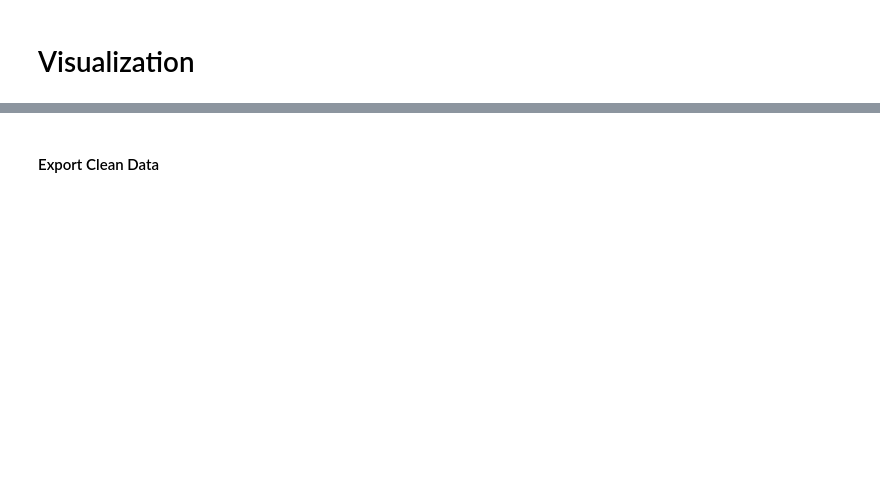
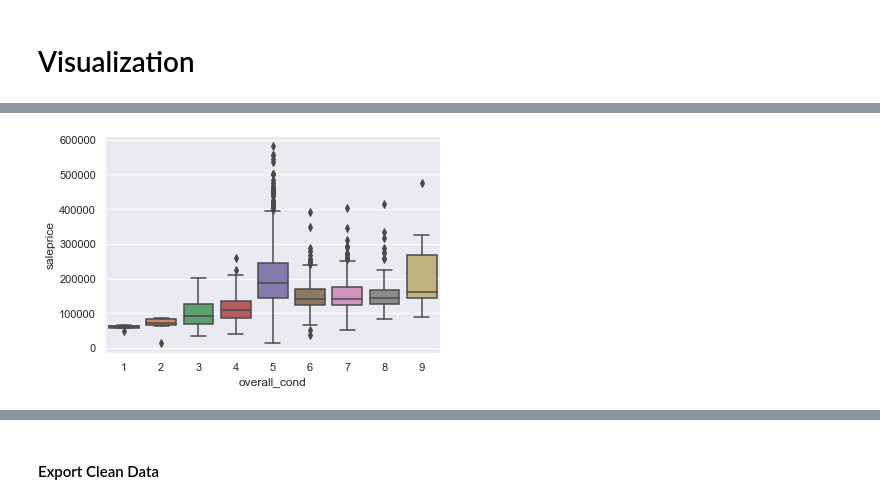
Before and after one commit to JonnaPander/Housing_Prices_Ames_Iowa, a Jupyter notebook: code/01_EDA_Cleaning.ipynb, the cells around one changed output, grey strips where cells are left out. Saved outputs shown, nothing was run; the diff lists cells and outputs as text; code cells hidden in the pictures; blank space fills up the shorter version.

```diff
--- a/code/01_EDA_Cleaning.ipynb
+++ b/code/01_EDA_Cleaning.ipynb
@@ -793,0 +489,5 @@ test.shape
+# %%
+# View categorical features
+sns.boxplot(x='overall_cond', y='saleprice', data=train);
+# %% [output]
+[figure, added]
```
Also changed, not shown: parts of 116 cells of this notebook, 4 other files.
